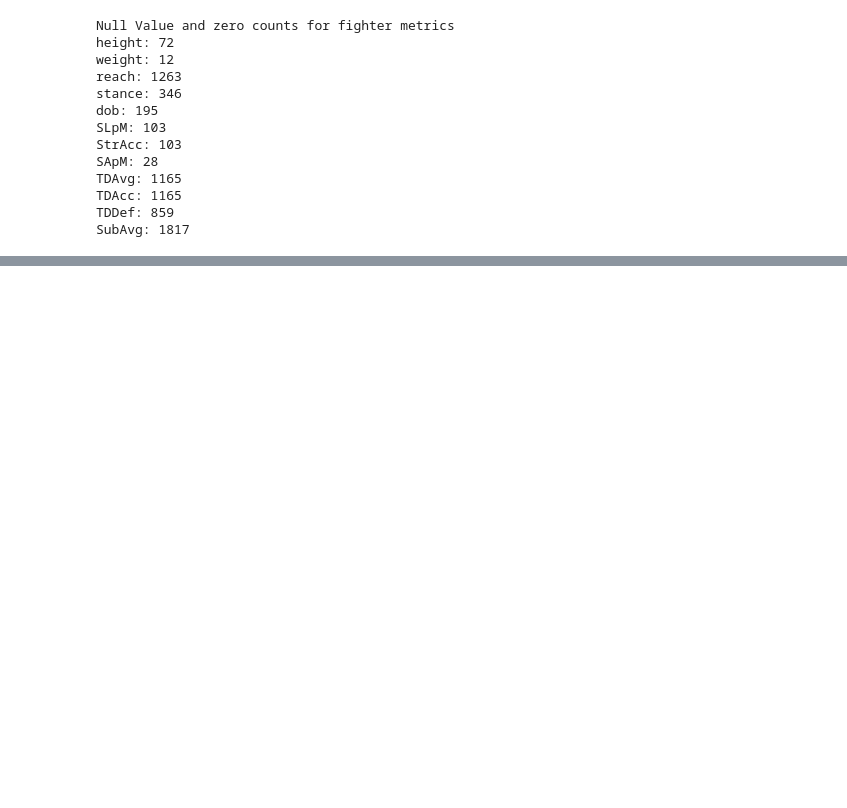
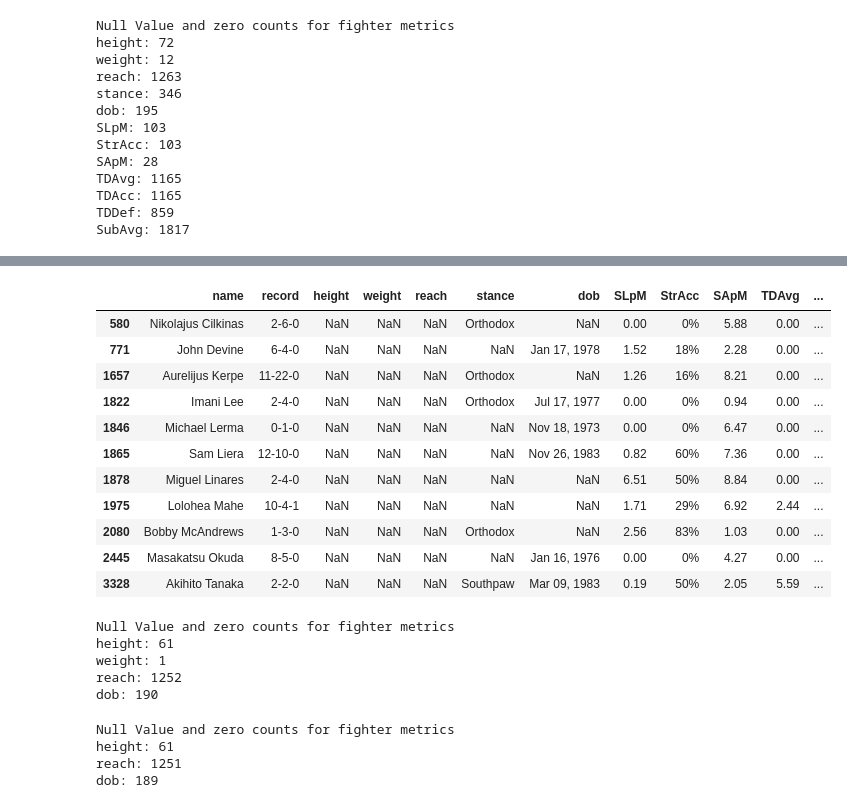
Before and after one commit to LLWICK/UFC-Fight-Winner-Predictor-Machine-learning, a Jupyter notebook: training/training.ipynb, the cells around one changed output, grey strips where cells are left out. Drawn from its saved outputs; the diff is of its cells as text; code cells hidden in the pictures; blank space fills up the shorter version.

```diff
--- a/training/training.ipynb
+++ b/training/training.ipynb
@@ -207,0 +242,15 @@ df_fighters.iloc[1167,0]
+# %%
+ df_fighters.loc[(df_fighters["height"].isna()) & (df_fighters["weight"].isna()) & (df_fighters["reach"].isna())]
+# %% [output]
+|  | name | record | height | weight | reach | stance | dob | SLpM | StrAcc | SApM | TDAvg | ... |
+| 580 | Nikolajus Cilkinas | 2-6-0 | NaN | NaN | NaN | Orthodox | NaN | 0.00 | 0% | 5.88 | 0.00 | ... |
+| 771 | John Devine | 6-4-0 | NaN | NaN | NaN | NaN | Jan 17, 1978 | 1.52 | 18% | 2.28 | 0.00 | ... |
+| 1657 | Aurelijus Kerpe | 11-22-0 | NaN | NaN | NaN | Orthodox | NaN | 1.26 | 16% | 8.21 | 0.00 | ... |
+| 1822 | Imani Lee | 2-4-0 | NaN | NaN | NaN | Orthodox | Jul 17, 1977 | 0.00 | 0% | 0.94 | 0.00 | ... |
+| 1846 | Michael Lerma | 0-1-0 | NaN | NaN | NaN | NaN | Nov 18, 1973 | 0.00 | 0% | 6.47 | 0.00 | ... |
+| 1865 | Sam Liera | 12-10-0 | NaN | NaN | NaN | NaN | Nov 26, 1983 | 0.82 | 60% | 7.36 | 0.00 | ... |
+| 1878 | Miguel Linares | 2-4-0 | NaN | NaN | NaN | NaN | NaN | 6.51 | 50% | 8.84 | 0.00 | ... |
+| 1975 | Lolohea Mahe | 10-4-1 | NaN | NaN | NaN | NaN | NaN | 1.71 | 29% | 6.92 | 2.44 | ... |
+| 2080 | Bobby McAndrews | 1-3-0 | NaN | NaN | NaN | Orthodox | NaN | 2.56 | 83% | 1.03 | 0.00 | ... |
+| 2445 | Masakatsu Okuda | 8-5-0 | NaN | NaN | NaN | NaN | Jan 16, 1976 | 0.00 | 0% | 4.27 | 0.00 | ... |
+| 3328 | Akihito Tanaka | 2-2-0 | NaN | NaN | NaN | Southpaw | Mar 09, 1983 | 0.19 | 50% | 2.05 | 5.59 | ... |
@@ -207,0 +261,18 @@ df_fighters.iloc[1167,0]
+# %%
+print("Null Value and zero counts for fighter metrics")
+for i in fighter_cols:
+    mask = (
+        (df_fighters[i] == "--")
+
+    )
+
+    count = mask.sum()
+
+    if count > 0:
+        print(f"{i}: {count}")
+# %% [output]
+Null Value and zero counts for fighter metrics
+height: 61
+weight: 1
+reach: 1252
+dob: 190
@@ -207,0 +281,17 @@ df_fighters.iloc[1167,0]
+# %%
+print("Null Value and zero counts for fighter metrics")
+for i in fighter_cols:
+    mask = (
+        (df_fighters[i] == "--")
+
+    )
+
+    count = mask.sum()
+
+    if count > 0:
+        print(f"{i}: {count}")
+# %% [output]
+Null Value and zero counts for fighter metrics
+height: 61
+reach: 1251
+dob: 189
```
Also changed, not shown: parts of 16 cells of this notebook, 2 other files.
